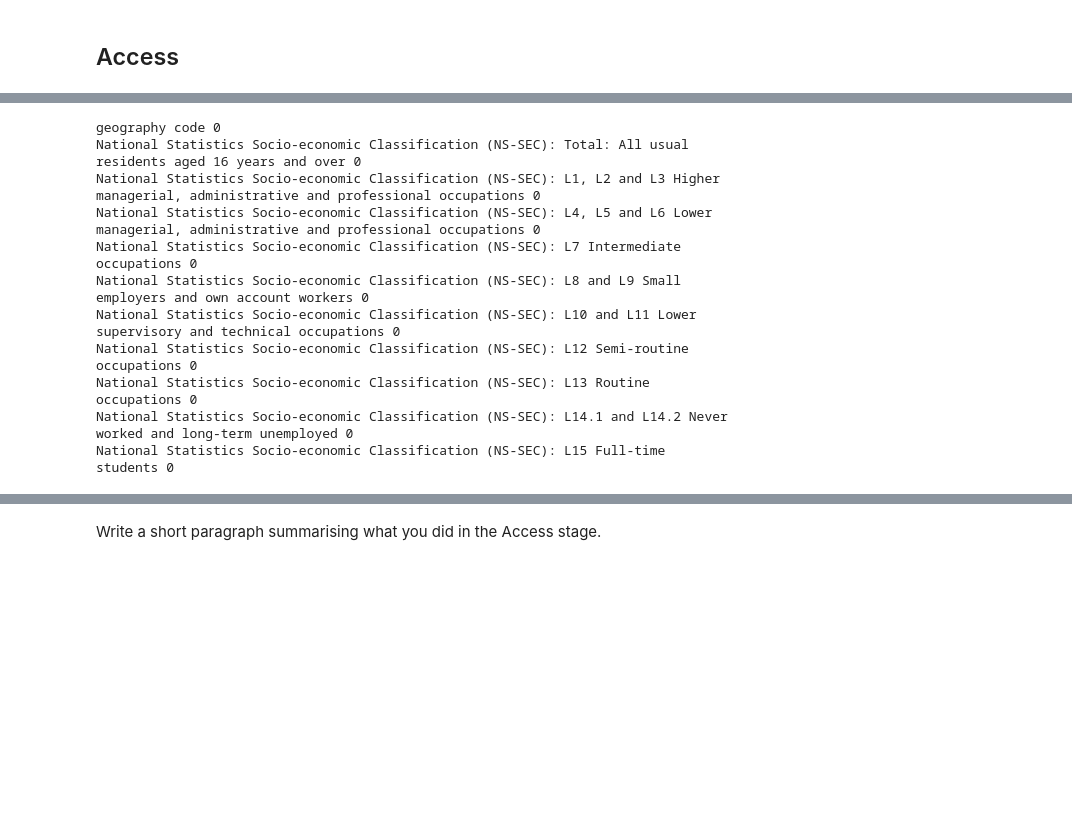
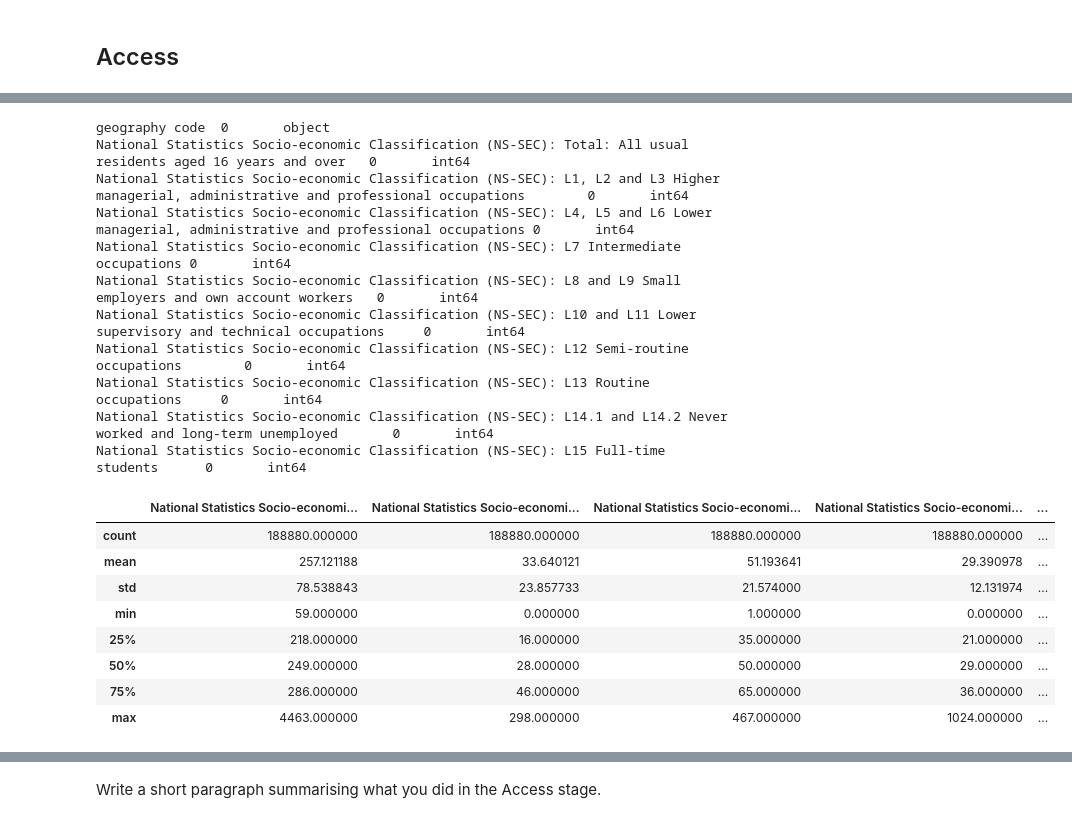
Before and after one commit to Salt2Salt/ab2886_ads_2024, a Jupyter notebook: notebooks/ads_course_assessment.ipynb, the cells around one changed output, grey strips where cells are left out. Saved outputs shown, nothing was run; the diff lists cells and outputs as text; code cells hidden in the pictures; blank space fills up the shorter version.

```diff
--- a/notebooks/ads_course_assessment.ipynb
+++ b/notebooks/ads_course_assessment.ipynb
@@ -138,15 +174,27 @@ del sec_df['geography']
 # %%
 for col in sec_df.columns:
-  print(f"{col} {sum(sec_df[col].isna())}")
+  print(f"{col}\t{sum(sec_df[col].isna())}\t{sec_df[col].dtype}")
 # %% [output]
-geography code 0
-National Statistics Socio-economic Classification (NS-SEC): Total: All usual residents aged 16 years and over 0
-National Statistics Socio-economic Classification (NS-SEC): L1, L2 and L3 Higher managerial, administrative and professional occupations 0
-National Statistics Socio-economic Classification (NS-SEC): L4, L5 and L6 Lower managerial, administrative and professional occupations 0
-National Statistics Socio-economic Classification (NS-SEC): L7 Intermediate occupations 0
-National Statistics Socio-economic Classification (NS-SEC): L8 and L9 Small employers and own account workers 0
-National Statistics Socio-economic Classification (NS-SEC): L10 and L11 Lower supervisory and technical occupations 0
-National Statistics Socio-economic Classification (NS-SEC): L12 Semi-routine occupations 0
-National Statistics Socio-economic Classification (NS-SEC): L13 Routine occupations 0
-National Statistics Socio-economic Classification (NS-SEC): L14.1 and L14.2 Never worked and long-term unemployed 0
-National Statistics Socio-economic Classification (NS-SEC): L15 Full-time students 0
+geography code  0       object
+National Statistics Socio-economic Classification (NS-SEC): Total: All usual residents aged 16 years and over   0       int64
+National Statistics Socio-economic Classification (NS-SEC): L1, L2 and L3 Higher managerial, administrative and professional occupations        0       int64
+National Statistics Socio-economic Classification (NS-SEC): L4, L5 and L6 Lower managerial, administrative and professional occupations 0       int64
+National Statistics Socio-economic Classification (NS-SEC): L7 Intermediate occupations 0       int64
+National Statistics Socio-economic Classification (NS-SEC): L8 and L9 Small employers and own account workers   0       int64
+National Statistics Socio-economic Classification (NS-SEC): L10 and L11 Lower supervisory and technical occupations     0       int64
+National Statistics Socio-economic Classification (NS-SEC): L12 Semi-routine occupations        0       int64
+National Statistics Socio-economic Classification (NS-SEC): L13 Routine occupations     0       int64
+National Statistics Socio-economic Classification (NS-SEC): L14.1 and L14.2 Never worked and long-term unemployed       0       int64
+National Statistics Socio-economic Classification (NS-SEC): L15 Full-time students      0       int64
+# %%
+sec_df.describe()
+# %% [output]
+|  | National Statistics Socio-economi... | National Statistics Socio-economi... | National Statistics Socio-economi... | National Statistics Socio-economi... | ... |
+| count | 188880.000000 | 188880.000000 | 188880.000000 | 188880.000000 | ... |
+| mean | 257.121188 | 33.640121 | 51.193641 | 29.390978 | ... |
+| std | 78.538843 | 23.857733 | 21.574000 | 12.131974 | ... |
+| min | 59.000000 | 0.000000 | 1.000000 | 0.000000 | ... |
+| 25% | 218.000000 | 16.000000 | 35.000000 | 21.000000 | ... |
+| 50% | 249.000000 | 28.000000 | 50.000000 | 29.000000 | ... |
+| 75% | 286.000000 | 46.000000 | 65.000000 | 36.000000 | ... |
+| max | 4463.000000 | 298.000000 | 467.000000 | 1024.000000 | ... |
```
Also changed, not shown: parts of 20 cells of this notebook, 3 other files.
